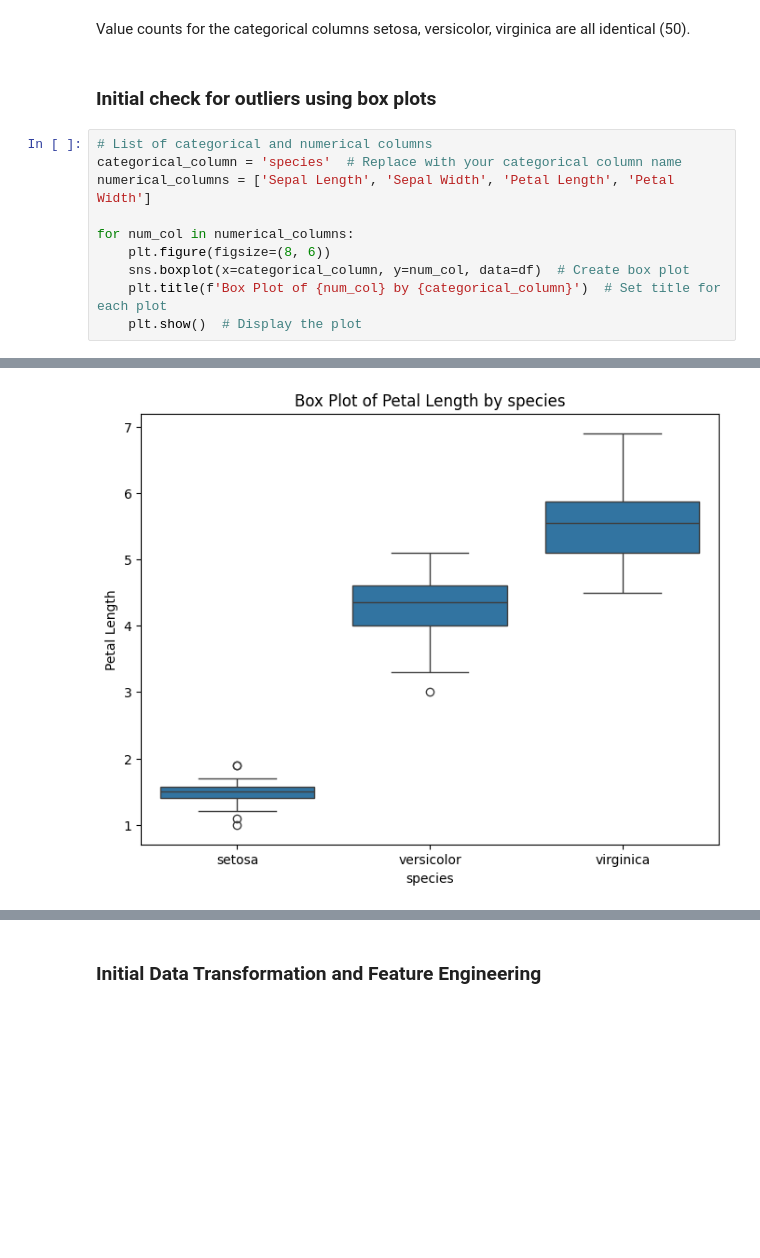
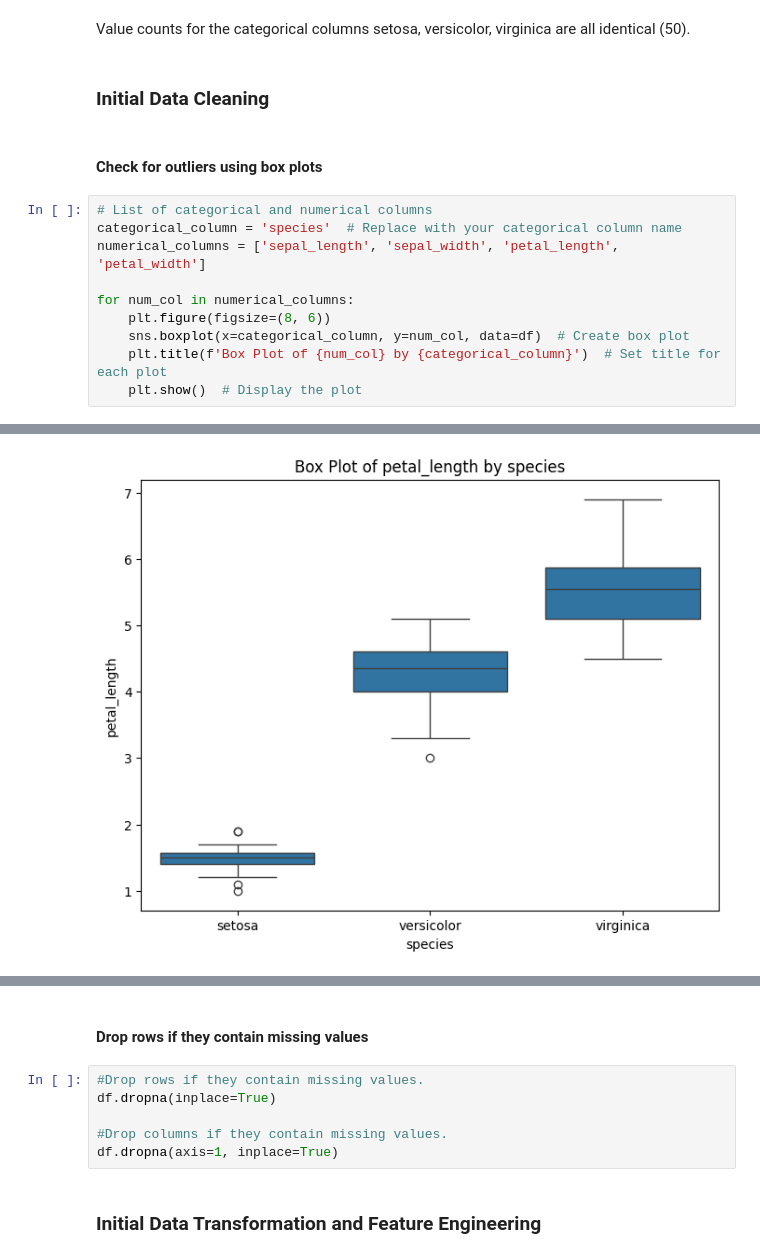
Before and after one commit to BethSpornitz/datafun-04-jupyter, a Jupyter notebook: bethspornitz_eda.ipynb, the cells around one changed output, grey strips where cells are left out. Saved outputs shown, nothing was run; the diff lists cells and outputs as text; blank space fills up the shorter version.

```diff
--- a/bethspornitz_eda.ipynb
+++ b/bethspornitz_eda.ipynb
@@ -118,19 +179,21 @@ Name: count, dtype: int64
 [figure]
 # %% [markdown]
 Value counts for the categorical columns setosa, versicolor, virginica are all identical (50).
+# %% [markdown]
+### Initial Data Cleaning
 # %% [markdown]
-### Initial check for outliers using box plots
+#### Check for outliers using box plots
 # %%
 # List of categorical and numerical columns
 categorical_column = 'species'  # Replace with your categorical column name
-numerical_columns = ['Sepal Length', 'Sepal Width', 'Petal Length', 'Petal Width']
+numerical_columns = ['sepal_length', 'sepal_width', 'petal_length', 'petal_width']
 
 for num_col in numerical_columns:
     plt.figure(figsize=(8, 6))
     sns.boxplot(x=categorical_column, y=num_col, data=df)  # Create box plot
     plt.title(f'Box Plot of {num_col} by {categorical_column}')  # Set title for each plot
     plt.show()  # Display the plot
 # %% [output]
 [figure]
 [figure]
-[figure, old version]
+[figure, new version]
@@ -138,3 +201,11 @@ for num_col in numerical_columns:
+# %% [markdown]
+####  Drop rows if they contain missing values
+# %%
+#Drop rows if they contain missing values.
+df.dropna(inplace=True)
+
+#Drop columns if they contain missing values.
+df.dropna(axis=1, inplace=True)
 # %% [markdown]
 ### Initial Data Transformation and Feature Engineering
 # %%
```
Also changed, not shown: parts of 17 cells of this notebook, 1 other file.
